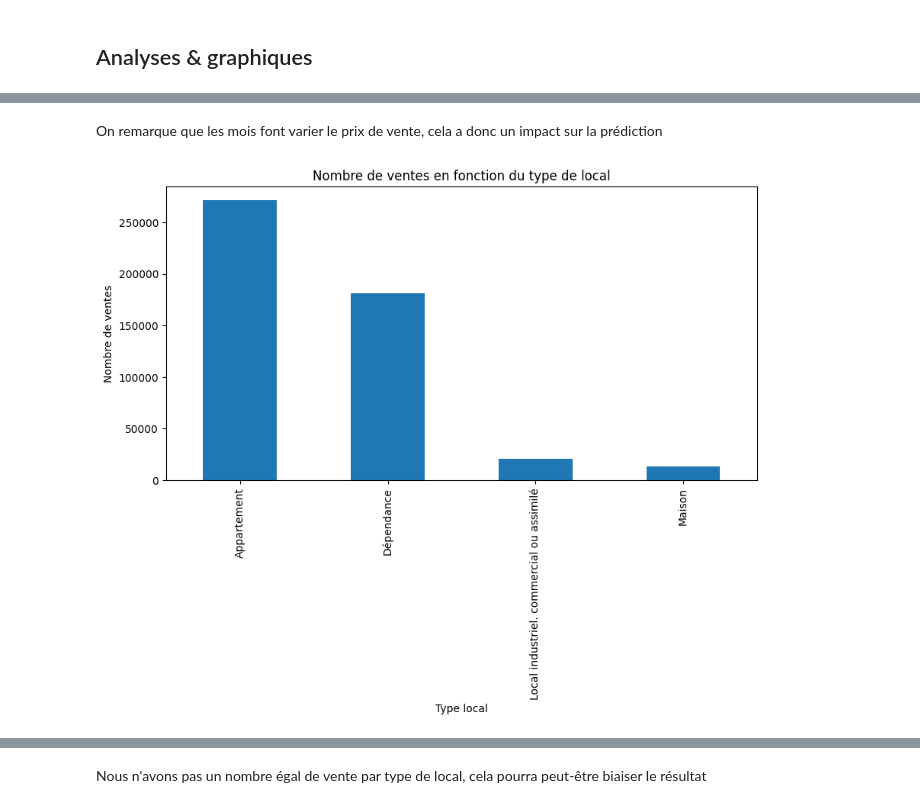
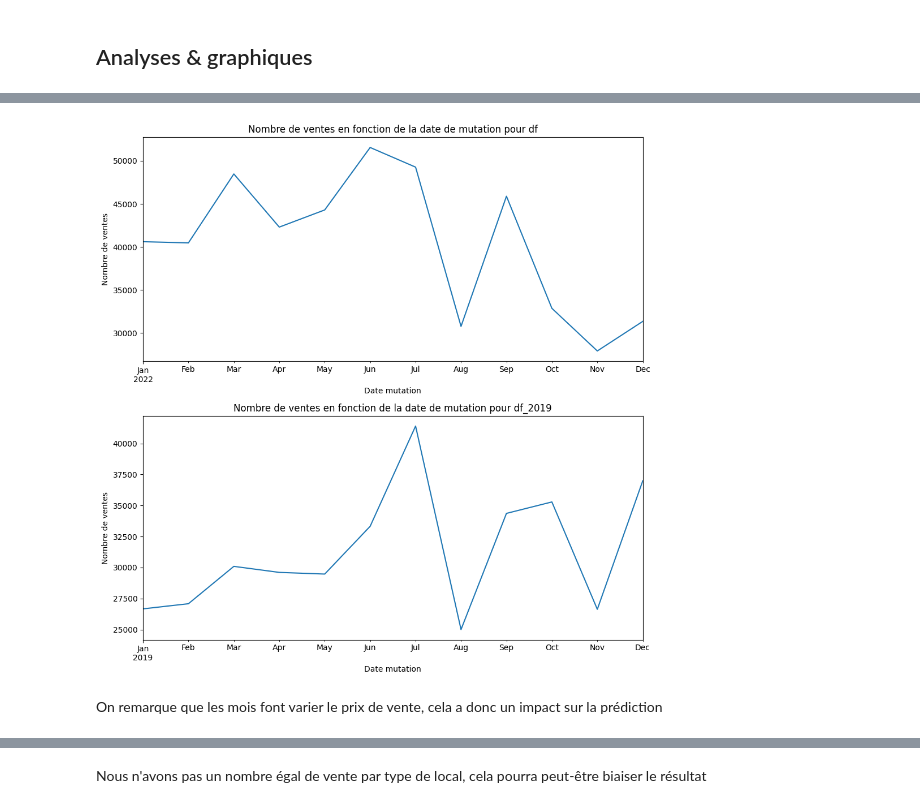
Before and after one commit to JZhg02/MasterCamp, a Jupyter notebook: nicolas copy.ipynb, the cells around one changed output, grey strips where cells are left out. Saved outputs shown, nothing was run; the diff lists cells and outputs as text; code cells hidden in the pictures.

```diff
--- a/nicolas copy.ipynb
+++ b/nicolas copy.ipynb
@@ -164,12 +209,21 @@ plt.show()
+# %%
+import matplotlib.pyplot as plt
+
+fig, axs = plt.subplots(2, 1, figsize=(10, 10))
+
+df.groupby('Date mutation')['Valeur fonciere'].count().plot(ax=axs[0])
+axs[0].set_title('Nombre de ventes en fonction de la date de mutation pour df')
+axs[0].set_xlabel('Date mutation')
+axs[0].set_ylabel('Nombre de ventes')
+
+df_2019.groupby('Date mutation')['Valeur fonciere'].count().plot(ax=axs[1])
+axs[1].set_title('Nombre de ventes en fonction de la date de mutation pour df_2019')
+axs[1].set_xlabel('Date mutation')
+axs[1].set_ylabel('Nombre de ventes')
+
+plt.tight_layout()
+plt.show()
+# %% [output]
+[figure, added]
 # %% [markdown]
 On remarque que les mois font varier le prix de vente, cela a donc un impact sur la prédiction
-# %%
-df.groupby('Type local')['Valeur fonciere'].count().plot(kind='bar', figsize=(10, 5))
-plt.title('Nombre de ventes en fonction du type de local')
-plt.xlabel('Type local')
-plt.ylabel('Nombre de ventes')
-plt.show()
-
-df['Type local'] = le.fit_transform(df['Type local'])
-# %% [output]
-[figure, removed]
```
Also changed, not shown: parts of 22 cells of this notebook.
